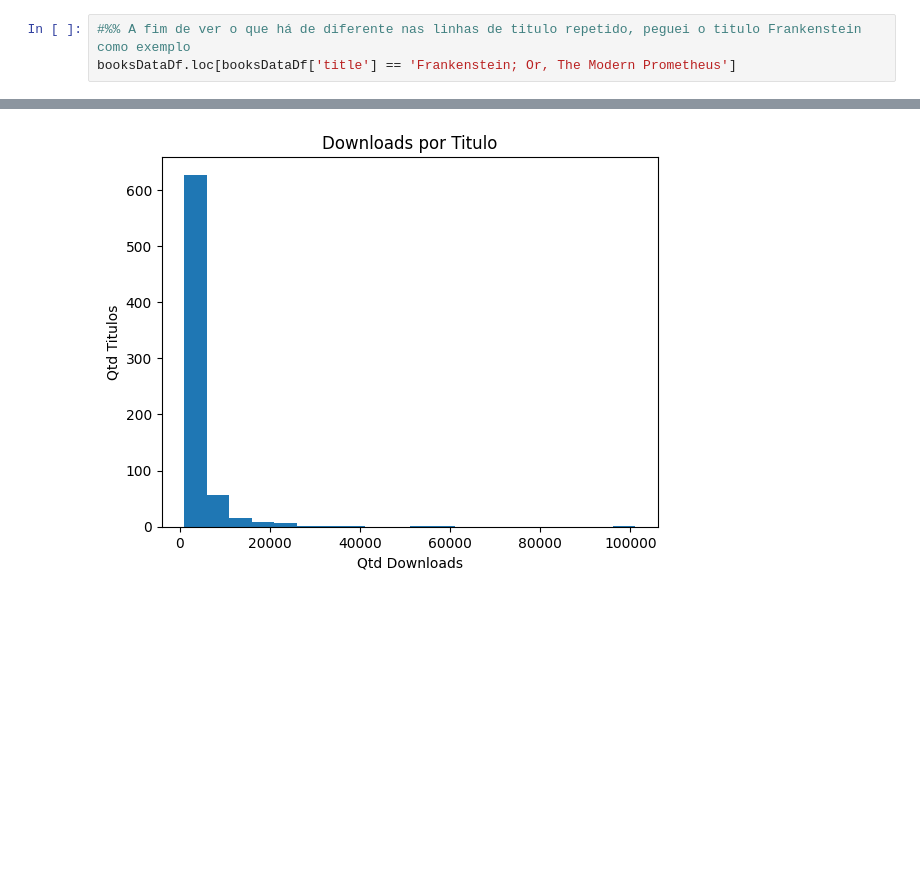
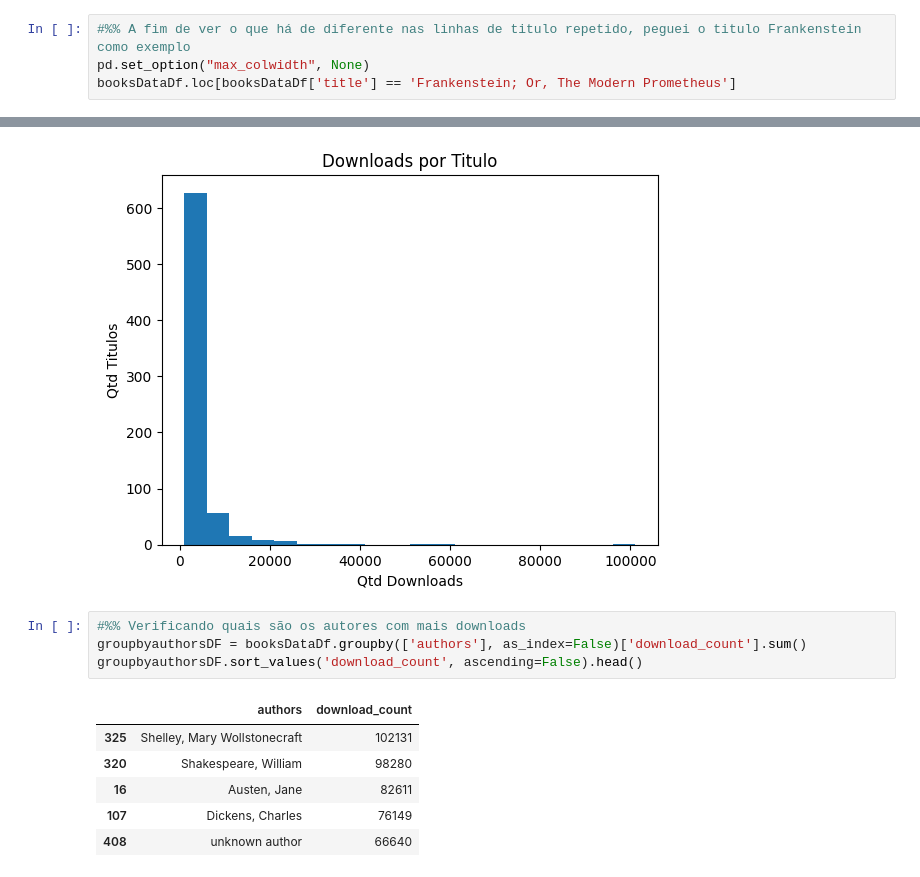
Before and after one commit to JohannPalheiros/gutendex-analytics, a Jupyter notebook: gutendex_analytics.ipynb, the cells around one changed output, grey strips where cells are left out. Saved outputs shown, nothing was run; the diff lists cells and outputs as text; blank space fills up the shorter version.

```diff
--- a/gutendex_analytics.ipynb
+++ b/gutendex_analytics.ipynb
@@ -187,6 +187,7 @@ duplicatedDf.head()
 | 230 | 24022 | A Christmas Carol | Dickens, Charles | [] | ['Christmas stories', 'Ghost stor... | ["Children's Literature", 'Christ... | ['en'] | False | Text | ... |
 # %%
 #%% A fim de ver o que há de diferente nas linhas de titulo repetido, peguei o titulo Frankenstein como exemplo
+pd.set_option("max_colwidth", None)
 booksDataDf.loc[booksDataDf['title'] == 'Frankenstein; Or, The Modern Prometheus']
 # %% [output]
 |  | id | title | authors | translators | subjects | bookshelves | languages | copyright | media_type | ... |
@@ -225,3 +227,14 @@ plt.gca().set(xlabel='Qtd Downloads', ylabel='Qtd Titulos')
 # %% [output]
 [Text(0.5, 0, 'Qtd Downloads'), Text(0, 0.5, 'Qtd Titulos')]
 [figure]
+# %%
+#%% Verificando quais são os autores com mais downloads
+groupbyauthorsDF = booksDataDf.groupby(['authors'], as_index=False)['download_count'].sum()
+groupbyauthorsDF.sort_values('download_count', ascending=False).head()
+# %% [output]
+|  | authors | download_count |
+| 325 | Shelley, Mary Wollstonecraft | 102131 |
+| 320 | Shakespeare, William | 98280 |
+| 16 | Austen, Jane | 82611 |
+| 107 | Dickens, Charles | 76149 |
+| 408 | unknown author | 66640 |
```
Also changed, not shown: parts of 4 cells of this notebook.
